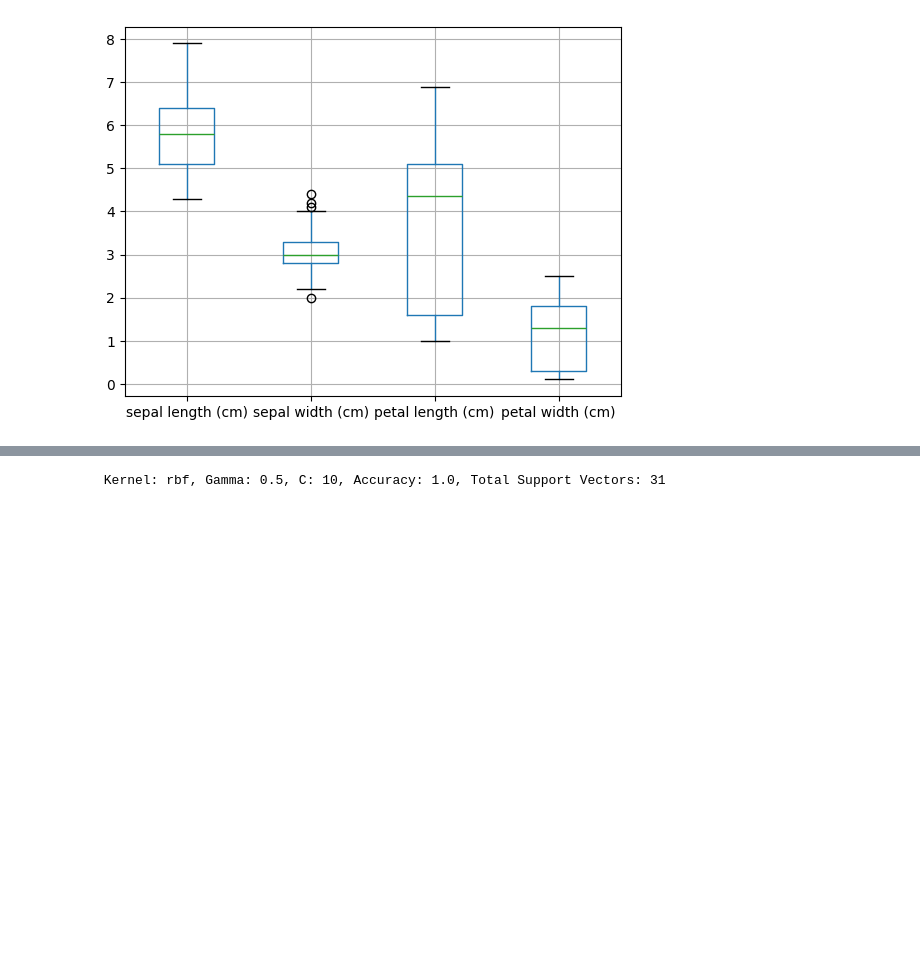
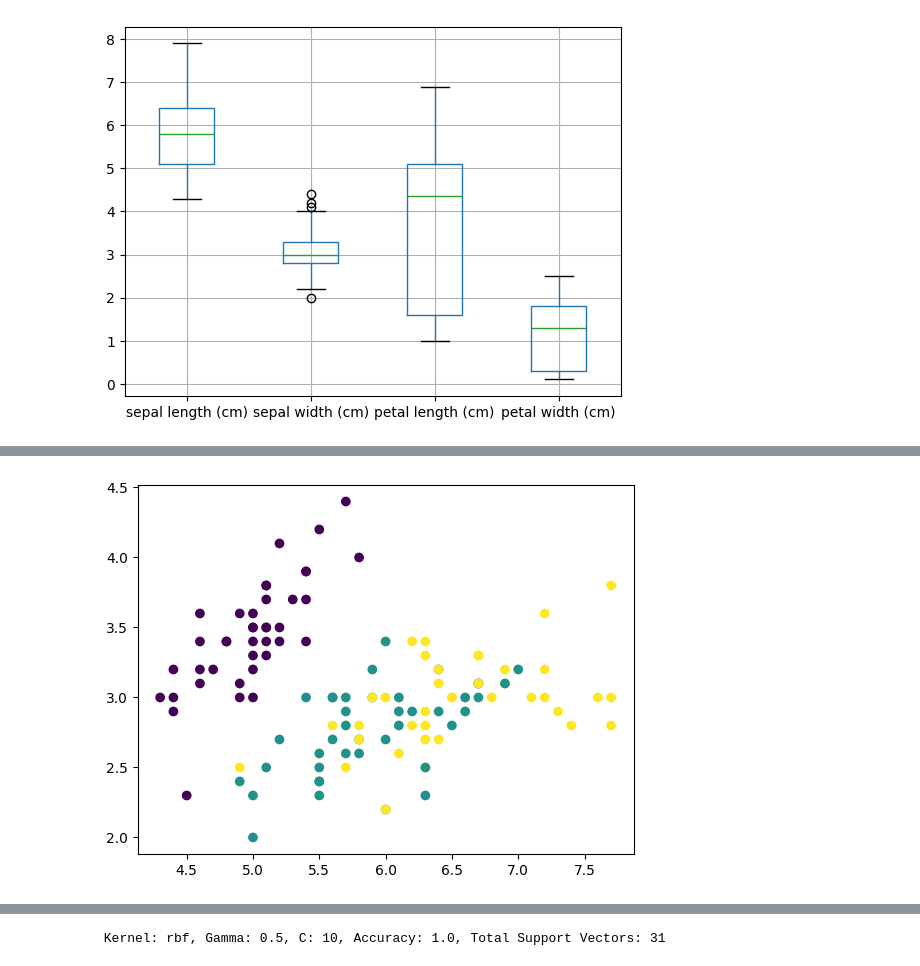
Before and after one commit to CheriCoder/DataScience, a Jupyter notebook: oo5.ipynb, the cells around one changed output, grey strips where cells are left out. Drawn from its saved outputs; the diff is of its cells as text; code cells hidden in the pictures; blank space fills up the shorter version.

```diff
--- a/oo5.ipynb
+++ b/oo5.ipynb
@@ -64,0 +96,5 @@ X_train, X_test, y_train, y_test = train_test_split(X, y, test_size=0.2, random_
+# %%
+plt.scatter(x=X_train[:,0], y=X_train[:,1], c=y_train)
+plt.show()
+# %% [output]
+[figure, added]
```
Also changed, not shown: parts of 8 cells of this notebook.
